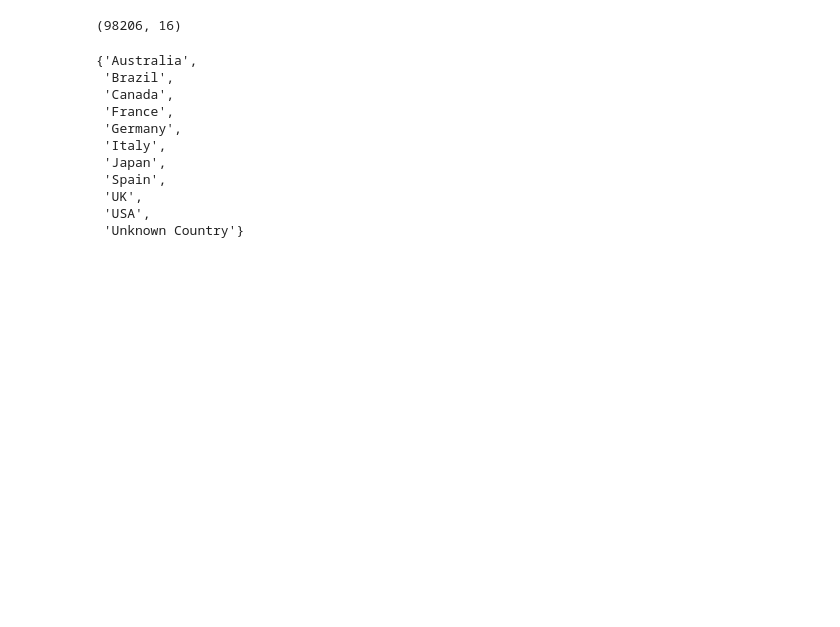
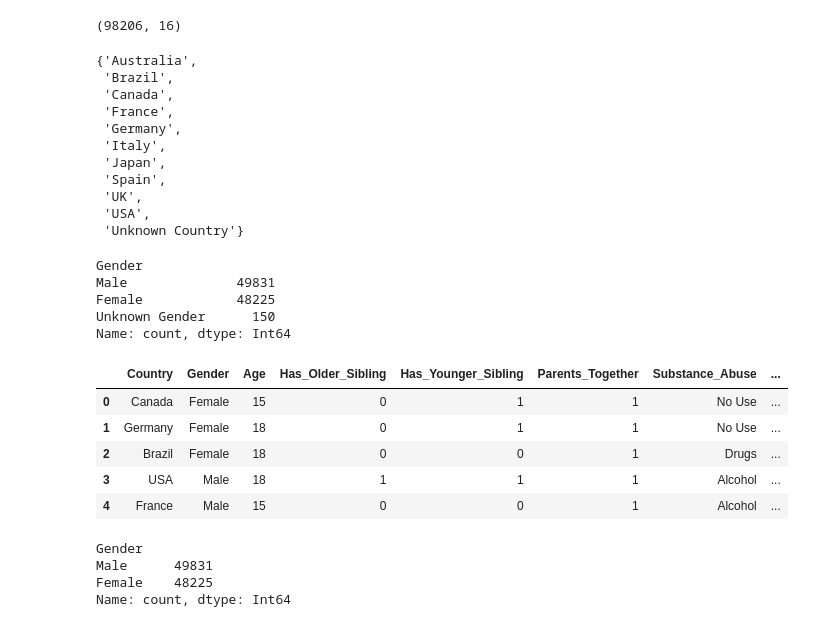
Before and after one commit to HafezAghili/drug-and-alcohol-abuse---data-analysis, a Jupyter notebook: Drug and alcohol abuse - data analysis.ipynb, the cells around one changed output. Cells and saved outputs as stored; diff of their text form; code cells hidden in the pictures; blank space fills up the shorter version.

```diff
--- a/Drug and alcohol abuse - data analysis.ipynb
+++ b/Drug and alcohol abuse - data analysis.ipynb
@@ -298,0 +302,27 @@ set(data.Country)
+# %%
+gender_counts = data['Gender'].value_counts()
+gender_counts
+# %% [output]
+Gender
+Male              49831
+Female            48225
+Unknown Gender      150
+Name: count, dtype: Int64
+# %%
+data = data[data['Gender'] != 'Unknown Gender']
+data.head()
+# %% [output]
+|  | Country | Gender | Age | Has_Older_Sibling | Has_Younger_Sibling | Parents_Together | Substance_Abuse | ... |
+| 0 | Canada | Female | 15 | 0 | 1 | 1 | No Use | ... |
+| 1 | Germany | Female | 18 | 0 | 1 | 1 | No Use | ... |
+| 2 | Brazil | Female | 18 | 0 | 0 | 1 | Drugs | ... |
+| 3 | USA | Male | 18 | 1 | 1 | 1 | Alcohol | ... |
+| 4 | France | Male | 15 | 0 | 0 | 1 | Alcohol | ... |
+# %%
+gender_counts = data['Gender'].value_counts()
+gender_counts
+# %% [output]
+Gender
+Male      49831
+Female    48225
+Name: count, dtype: Int64
```
Also changed, not shown: parts of 11 cells of this notebook.
